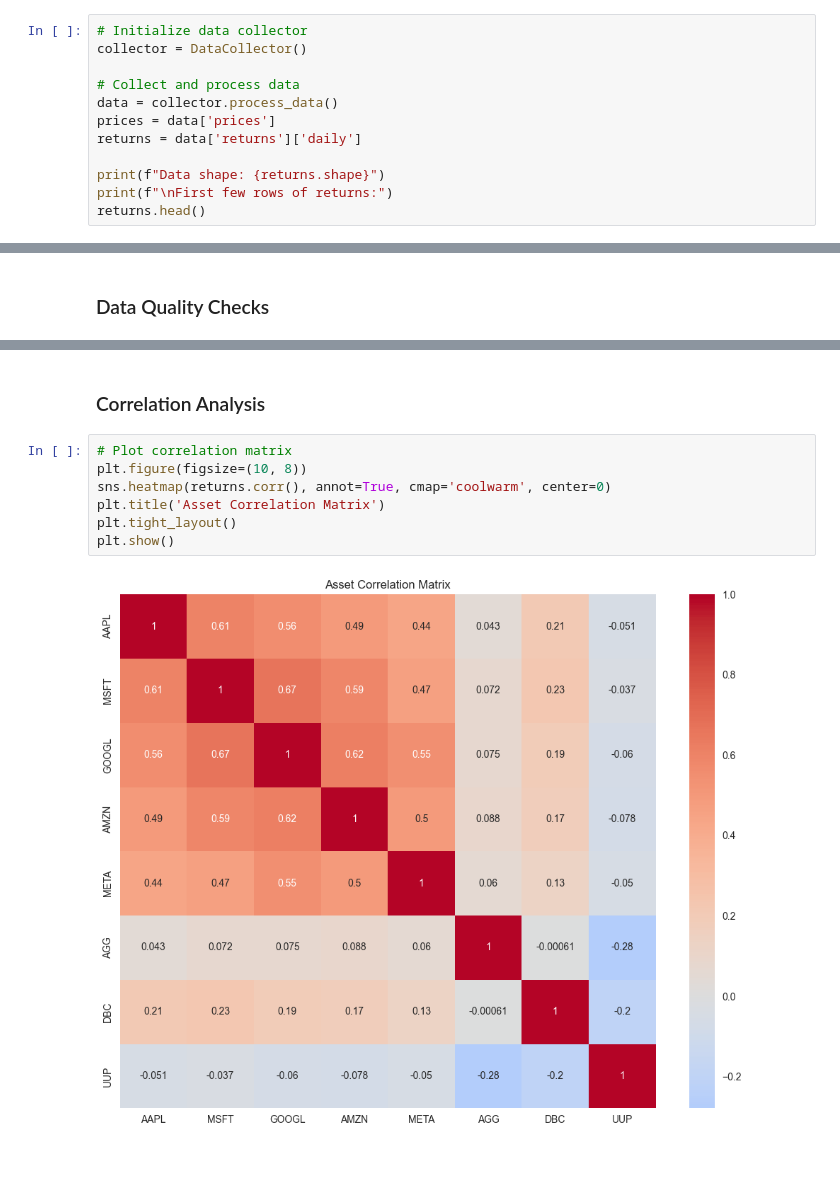
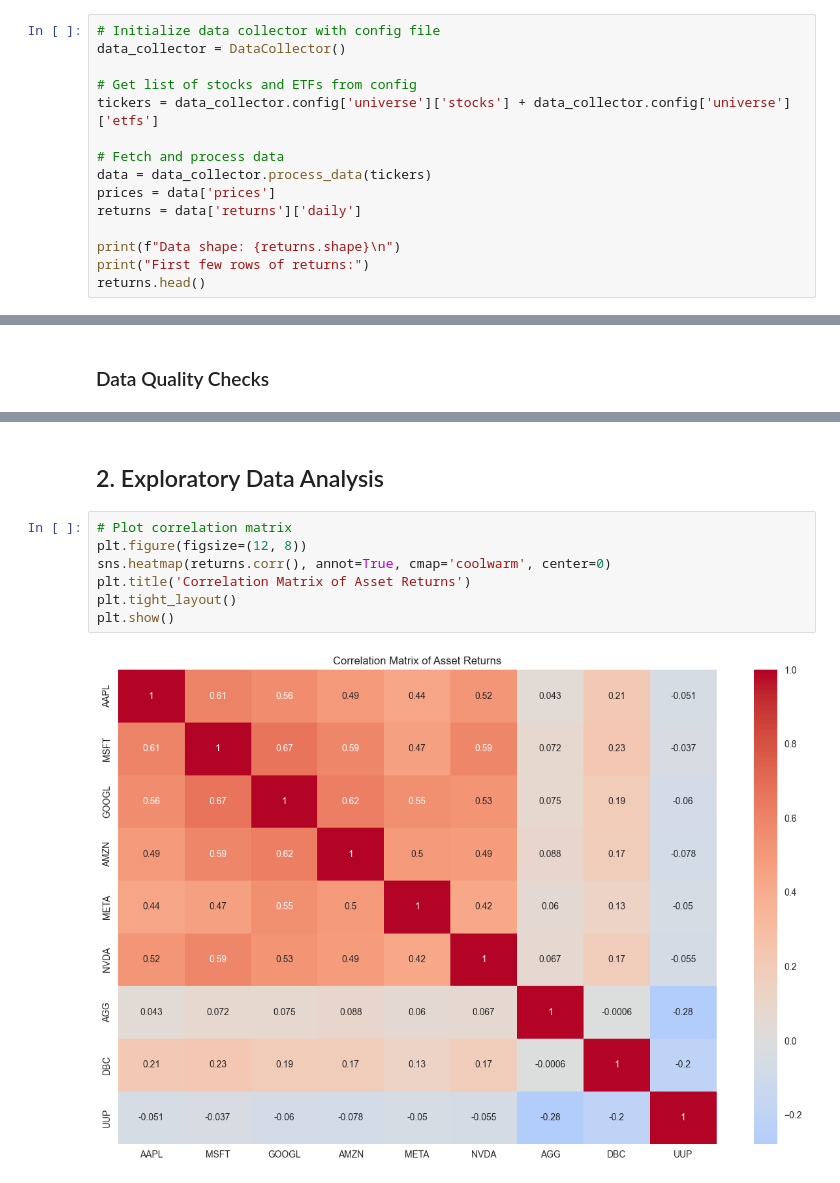
Before and after one commit to FrostNT1/Portfolio-Optimization, a Jupyter notebook: notebooks/00_data-exploration.ipynb, the cells around one changed output, grey strips where cells are left out. Drawn from its saved outputs; the diff is of its cells as text.

Commit message:
New notebook exploring data collection process

```diff
--- a/notebooks/00_data-exploration.ipynb
+++ b/notebooks/00_data-exploration.ipynb
@@ -21,16 +21,19 @@ sns.set_palette('husl')                   # Set color palette
 # %% [markdown]
 ## 1. Data Collection and Preprocessing
 # %%
-# Initialize data collector
-collector = DataCollector()
+# Initialize data collector with config file
+data_collector = DataCollector()
 
-# Collect and process data
-data = collector.process_data()
+# Get list of stocks and ETFs from config
+tickers = data_collector.config['universe']['stocks'] + data_collector.config['universe']['etfs']
+
+# Fetch and process data
+data = data_collector.process_data(tickers)
 prices = data['prices']
 returns = data['returns']['daily']
 
-print(f"Data shape: {returns.shape}")
-print(f"\nFirst few rows of returns:")
+print(f"Data shape: {returns.shape}\n")
+print("First few rows of returns:")
 returns.head()
 # %% [output]
 Successfully fetched data for AAPL
@@ -120,11 +92,11 @@ plt.show()
 # %% [markdown]
-### Correlation Analysis
+## 2. Exploratory Data Analysis
 # %%
 # Plot correlation matrix
-plt.figure(figsize=(10, 8))
+plt.figure(figsize=(12, 8))
 sns.heatmap(returns.corr(), annot=True, cmap='coolwarm', center=0)
-plt.title('Asset Correlation Matrix')
+plt.title('Correlation Matrix of Asset Returns')
 plt.tight_layout()
 plt.show()
 # %% [output]
-[figure, old version]
+[figure, new version]
```
Also changed, not shown: parts of 13 cells of this notebook, 9 other files.
